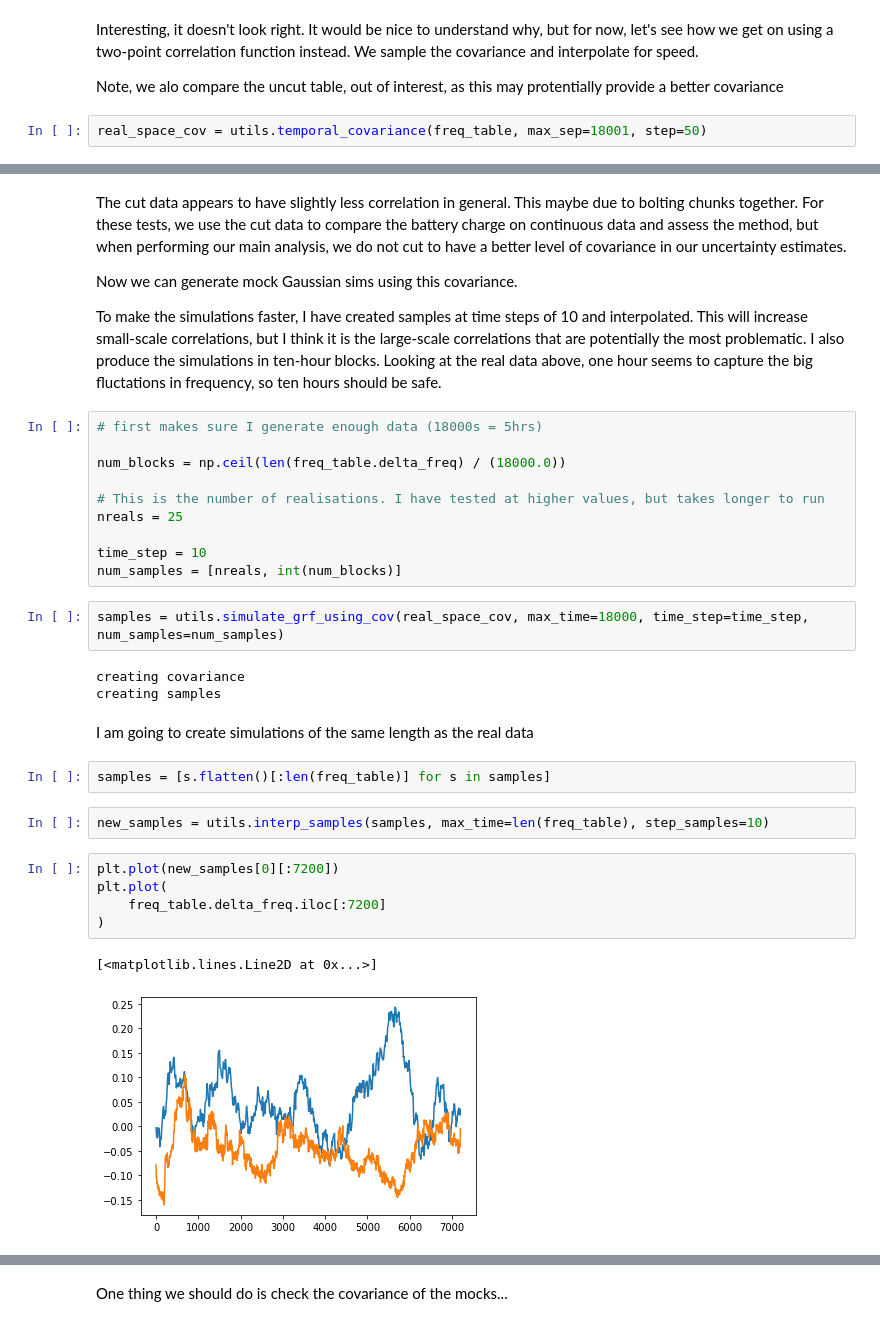
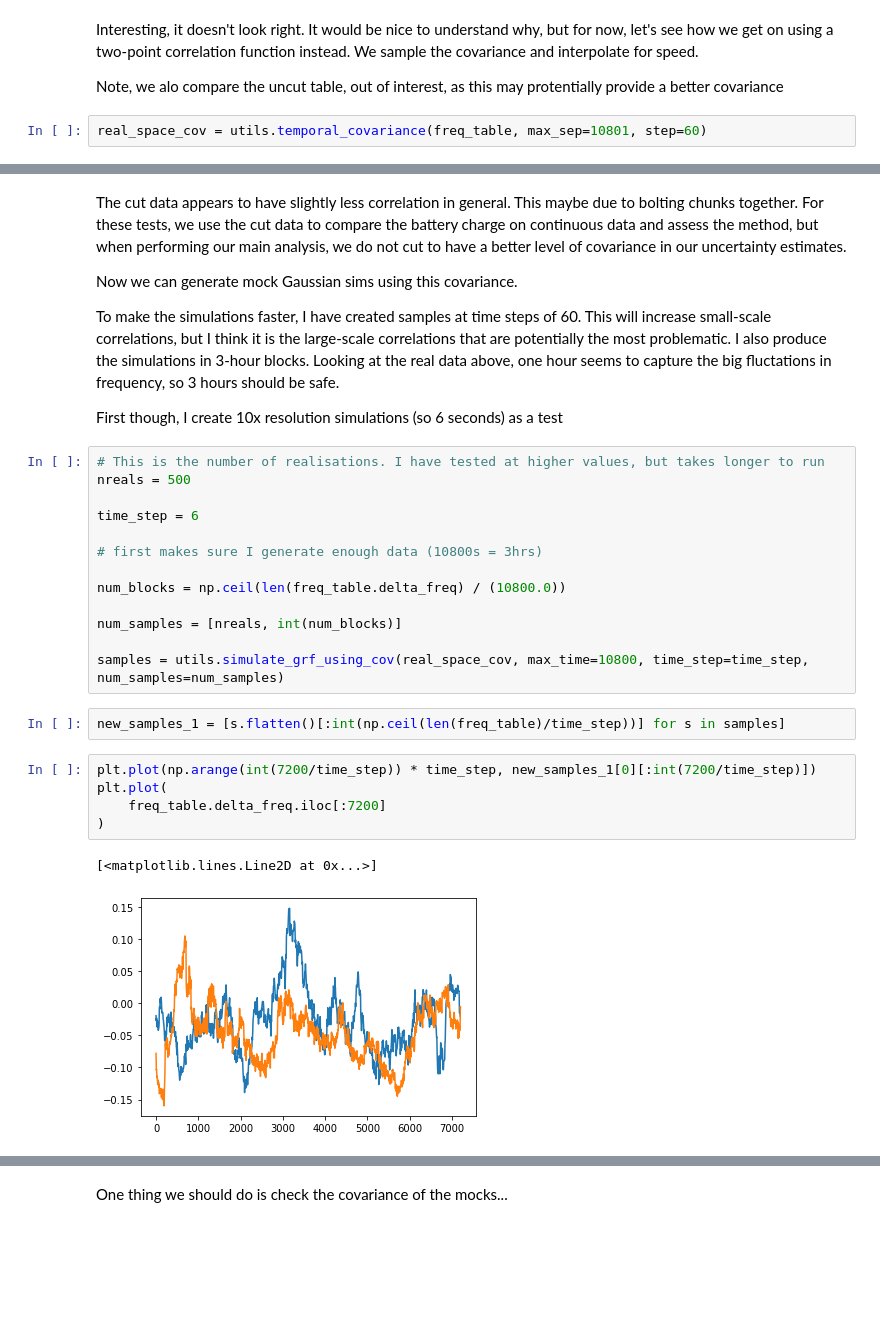
Before and after one commit to LeeWhittaker369/dynamic_containment, a Jupyter notebook: jupyter/modelling_the_data.ipynb, the cells around one changed output, grey strips where cells are left out. Cells and saved outputs as stored; diff of their text form; blank space fills up the shorter version.

```diff
--- a/jupyter/modelling_the_data.ipynb
+++ b/jupyter/modelling_the_data.ipynb
@@ -217,4 +218,4 @@ Interesting, it doesn't look right. It would be nice to understand why, but for
 
 Note, we alo compare the uncut table, out of interest, as this may protentially provide a better covariance
 # %%
-real_space_cov = utils.temporal_covariance(freq_table, max_sep=18001, step=50)
+real_space_cov = utils.temporal_covariance(freq_table, max_sep=10801, step=60)
@@ -234,36 +236,32 @@ The cut data appears to have slightly less correlation in general. This maybe du
 
 Now we can generate mock Gaussian sims using this covariance.
 
-To make the simulations faster, I have created samples at time steps of 10 and interpolated. This will increase small-scale correlations, but I think it is the large-scale correlations that are potentially the most problematic. I also produce the simulations in ten-hour blocks. Looking at the real data above, one hour seems to capture the big fluctations in frequency, so ten hours should be safe.
+To make the simulations faster, I have created samples at time steps of 60. This will increase small-scale correlations, but I think it is the large-scale correlations that are potentially the most problematic. I also produce the simulations in 3-hour blocks. Looking at the real data above, one hour seems to capture the big fluctations in frequency, so 3 hours should be safe.
+
+First though, I create 10x resolution simulations (so 6 seconds) as a test
-# %%
-# first makes sure I generate enough data (18000s = 5hrs)
-
-num_blocks = np.ceil(len(freq_table.delta_freq) / (18000.0))
-
-# This is the number of realisations. I have tested at higher values, but takes longer to run
-nreals = 25
-
-time_step = 10
-num_samples = [nreals, int(num_blocks)]
-# %%
-samples = utils.simulate_grf_using_cov(real_space_cov, max_time=18000, time_step=time_step, num_samples=num_samples)
-# %% [output]
-creating covariance
-creating samples
-# %% [markdown]
-I am going to create simulations of the same length as the real data
+# %%
+# This is the number of realisations. I have tested at higher values, but takes longer to run
+nreals = 500
+
+time_step = 6
+
+# first makes sure I generate enough data (10800s = 3hrs)
+
+num_blocks = np.ceil(len(freq_table.delta_freq) / (10800.0))
+
+num_samples = [nreals, int(num_blocks)]
+
+samples = utils.simulate_grf_using_cov(real_space_cov, max_time=10800, time_step=time_step, num_samples=num_samples)
 # %%
-samples = [s.flatten()[:len(freq_table)] for s in samples]
+new_samples_1 = [s.flatten()[:int(np.ceil(len(freq_table)/time_step))] for s in samples]
-# %%
-new_samples = utils.interp_samples(samples, max_time=len(freq_table), step_samples=10)
 # %%
-plt.plot(new_samples[0][:7200])
+plt.plot(np.arange(int(7200/time_step)) * time_step, new_samples_1[0][:int(7200/time_step)])
 plt.plot(
     freq_table.delta_freq.iloc[:7200]
 )
 # %% [output]
 [<matplotlib.lines.Line2D at 0x...>]
-[figure, old version]
+[figure, new version]
 # %% [markdown]
 This looks a lot better!
 
```
Also changed, not shown: parts of 101 cells of this notebook, 3 other files.
